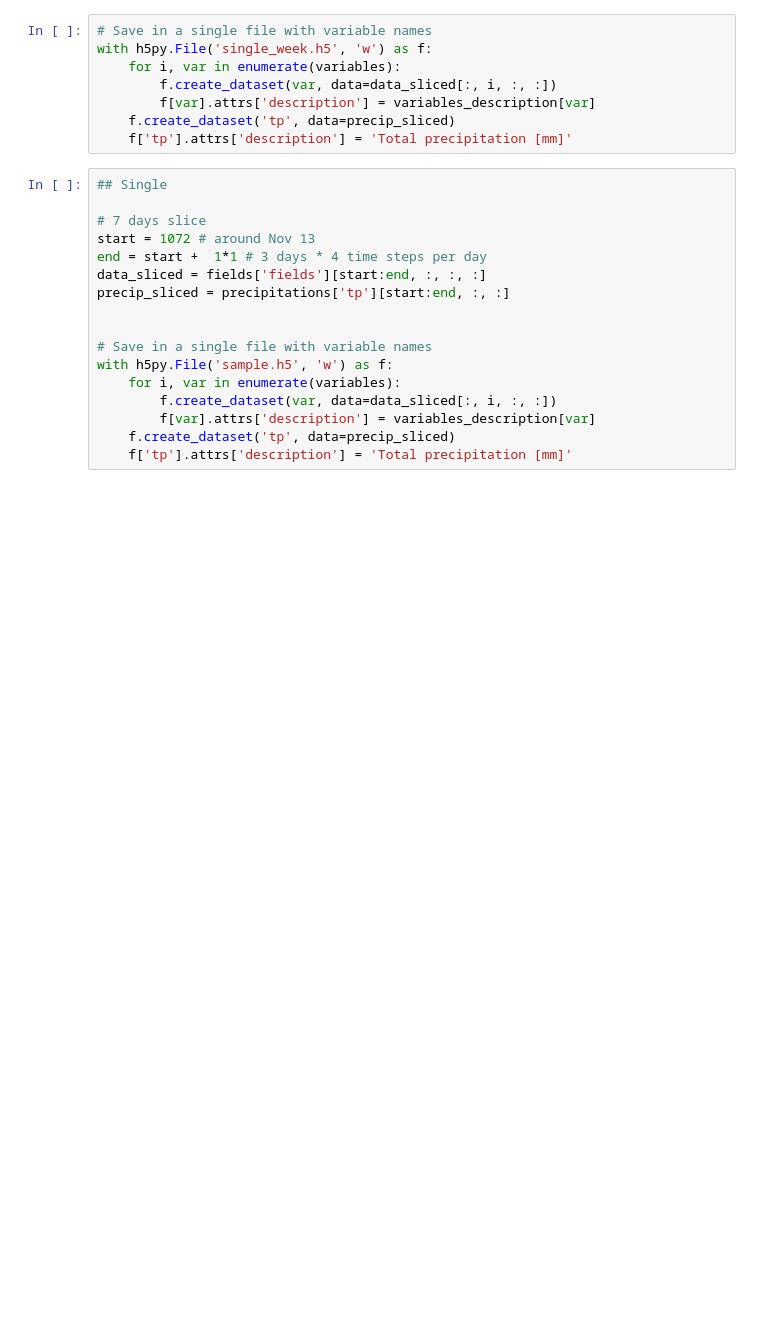
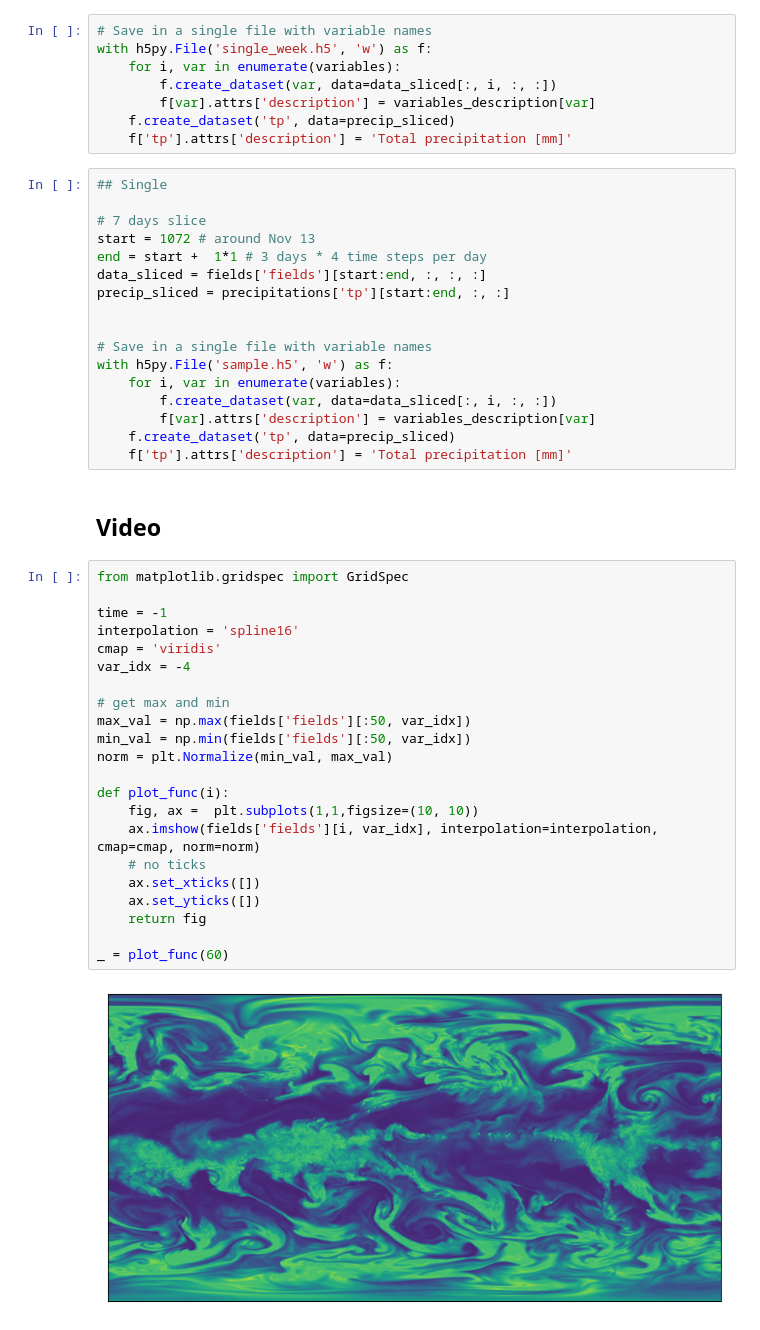
Before and after one commit to fedebotu/Green-Planet-Transformers-3, a Jupyter notebook: fourcastnet/notebooks/0. Create dataset.ipynb, the cells around one changed output. Drawn from its saved outputs; the diff is of its cells as text; blank space fills up the shorter version.

Commit message:
Add video

```diff
--- a/fourcastnet/notebooks/0. Create dataset.ipynb
+++ b/fourcastnet/notebooks/0. Create dataset.ipynb
@@ -86,3 +86,29 @@ with h5py.File('sample.h5', 'w') as f:
         f[var].attrs['description'] = variables_description[var]
     f.create_dataset('tp', data=precip_sliced)
     f['tp'].attrs['description'] = 'Total precipitation [mm]'
+# %% [markdown]
+## Video
+# %%
+from matplotlib.gridspec import GridSpec
+
+time = -1
+interpolation = 'spline16'
+cmap = 'viridis'
+var_idx = -4
+
+# get max and min
+max_val = np.max(fields['fields'][:50, var_idx])
+min_val = np.min(fields['fields'][:50, var_idx])
+norm = plt.Normalize(min_val, max_val)
+
+def plot_func(i):
+    fig, ax =  plt.subplots(1,1,figsize=(10, 10))
+    ax.imshow(fields['fields'][i, var_idx], interpolation=interpolation, cmap=cmap, norm=norm)
+    # no ticks
+    ax.set_xticks([])
+    ax.set_yticks([])
+    return fig
+
+_ = plot_func(60)
+# %% [output]
+[figure, added]
```
Also changed, not shown: parts of 1 cell of this notebook, 2 other files.
